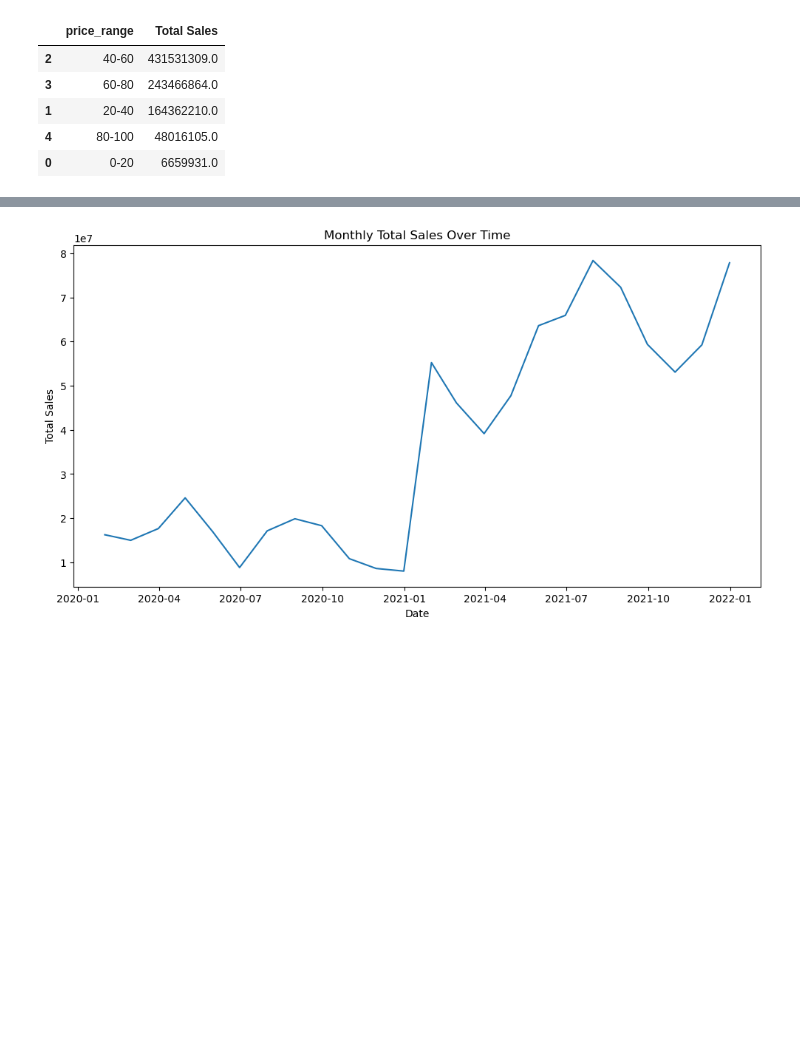
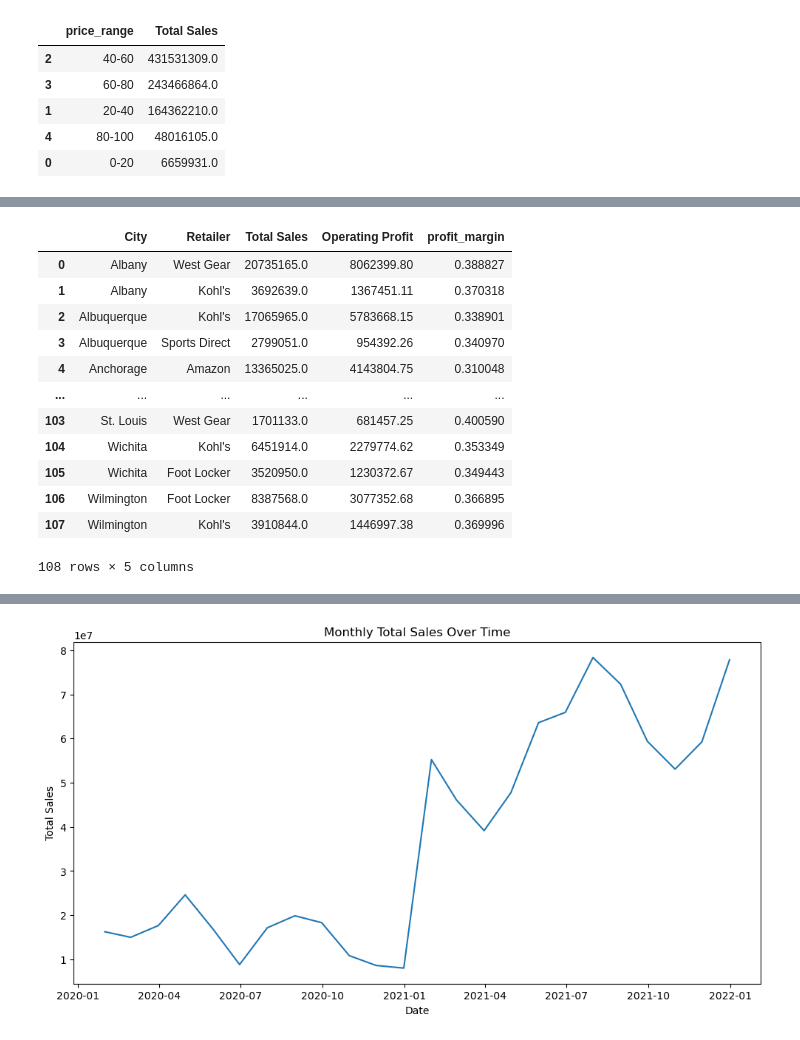
Before and after one commit to cphoenix-07/Adidas-Sales-Analysis, a Jupyter notebook: Analysis.ipynb, the cells around one changed output, grey strips where cells are left out. Drawn from its saved outputs; the diff is of its cells as text; code cells hidden in the pictures; blank space fills up the shorter version.

```diff
--- a/Analysis.ipynb
+++ b/Analysis.ipynb
@@ -237,0 +313,29 @@ top_performing_product_sales
+# %%
+# Group by 'City' and 'Retailer' and aggregate the columns
+store_performance = df.groupby(['City', 'Retailer']).agg({'Total Sales': 'sum', 'Operating Profit': 'sum'}).reset_index()
+
+# Rename the 'Operating Margin' column to 'Profit Margin' for consistency
+store_performance['profit_margin']=store_performance['Operating Profit']/store_performance['Total Sales']
+
+# Sort the dataframe by 'City' and then by 'Total Sales' in descending order
+store_performance.sort_values(by=['City', 'Total Sales'], ascending=[True, False], inplace=True)
+
+# Reset the index
+store_performance.reset_index(drop=True, inplace=True)
+
+# Display the dataframe
+store_performance
+# %% [output]
+|  | City | Retailer | Total Sales | Operating Profit | profit_margin |
+| 0 | Albany | West Gear | 20735165.0 | 8062399.80 | 0.388827 |
+| 1 | Albany | Kohl's | 3692639.0 | 1367451.11 | 0.370318 |
+| 2 | Albuquerque | Kohl's | 17065965.0 | 5783668.15 | 0.338901 |
+| 3 | Albuquerque | Sports Direct | 2799051.0 | 954392.26 | 0.340970 |
+| 4 | Anchorage | Amazon | 13365025.0 | 4143804.75 | 0.310048 |
+| ... | ... | ... | ... | ... | ... |
+| 103 | St. Louis | West Gear | 1701133.0 | 681457.25 | 0.400590 |
+| 104 | Wichita | Kohl's | 6451914.0 | 2279774.62 | 0.353349 |
+| 105 | Wichita | Foot Locker | 3520950.0 | 1230372.67 | 0.349443 |
+| 106 | Wilmington | Foot Locker | 8387568.0 | 3077352.68 | 0.366895 |
+| 107 | Wilmington | Kohl's | 3910844.0 | 1446997.38 | 0.369996 |
+108 rows × 5 columns
```
Also changed, not shown: parts of 40 cells of this notebook.
